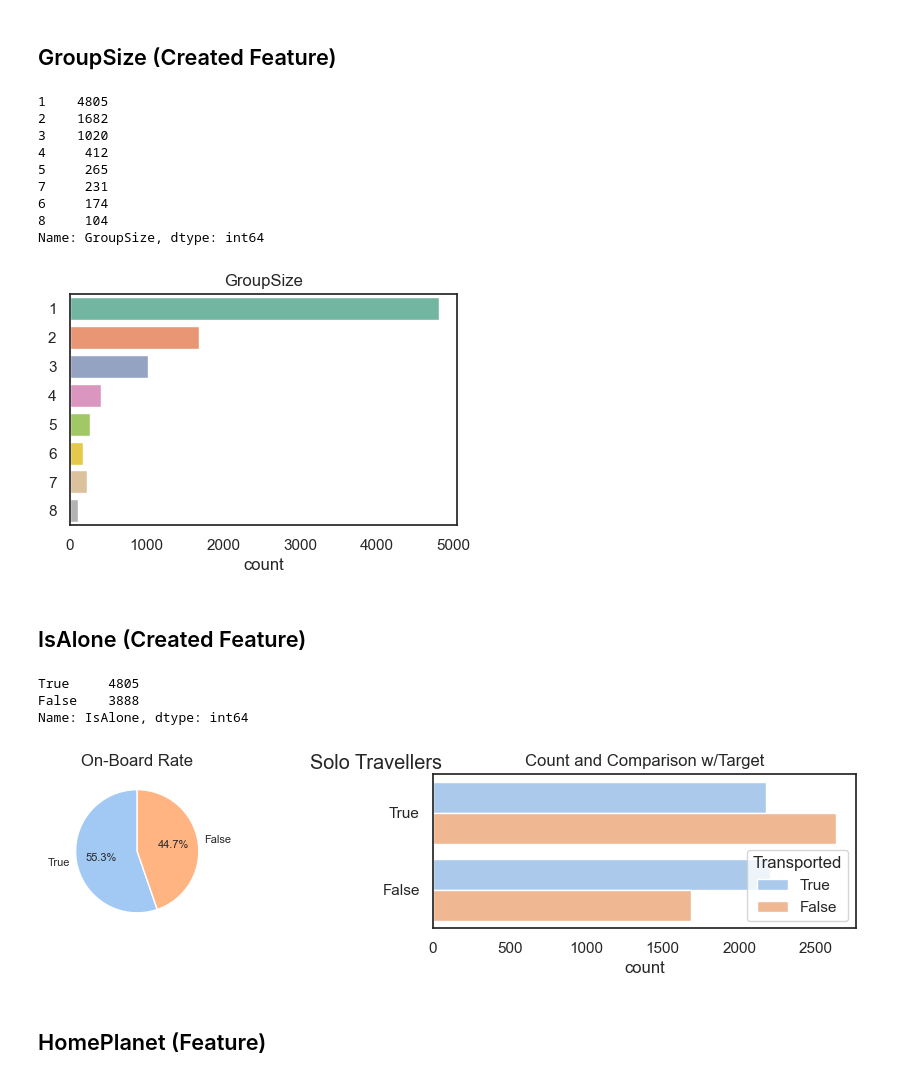
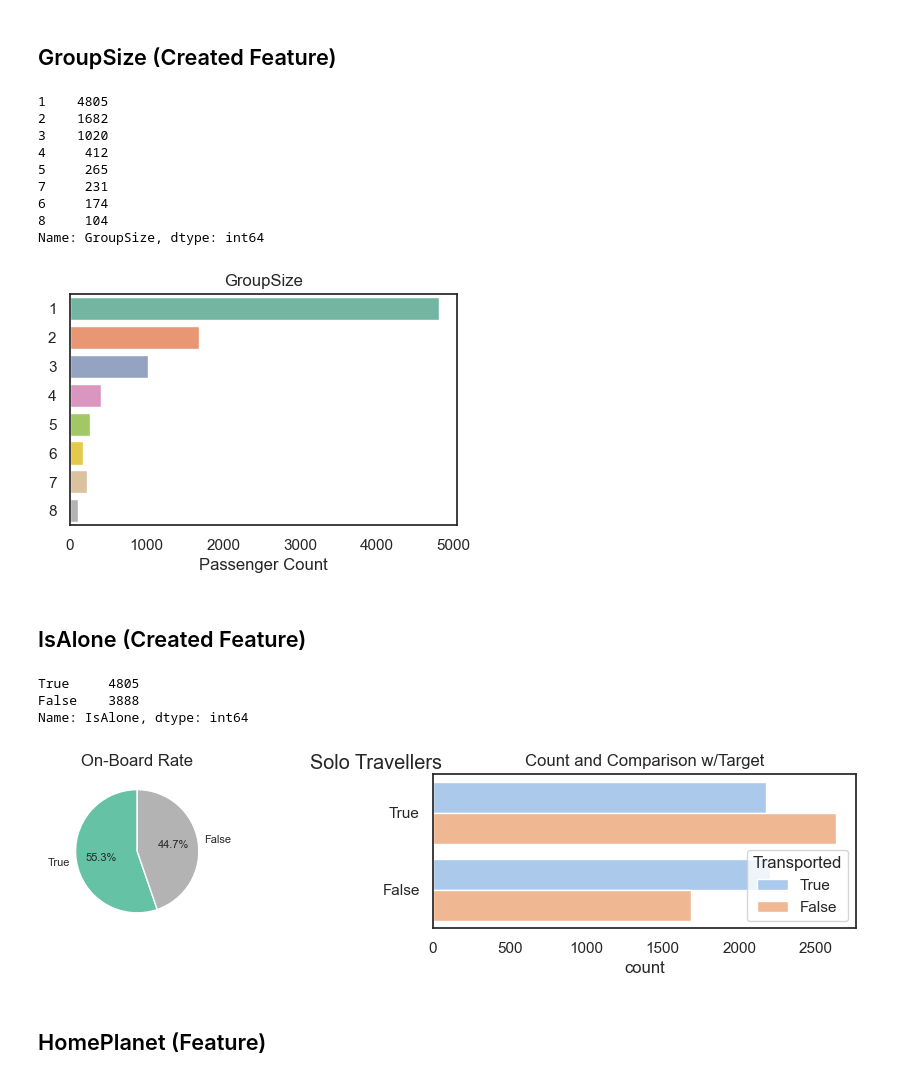
Before and after one commit to AndresMontesDeOca/Kaggle, a Jupyter notebook: 02 - Spaceship Titanic/02 - Spaceship Titanic.ipynb, the cells around one changed output. Drawn from its saved outputs; the diff is of its cells as text; code cells hidden in the pictures.

```diff
--- a/02 - Spaceship Titanic/02 - Spaceship Titanic.ipynb
+++ b/02 - Spaceship Titanic/02 - Spaceship Titanic.ipynb
@@ -99,10 +103,6 @@ Name: PassengerId, dtype: object
 # %% [markdown]
 ## GroupSize (Created Feature)
 # %%
-# GroupId and GroupSize feature generation
-# data_ORI = data
-# data = test
-
 data['GroupId'] = data['PassengerId'].str.split('_', expand=True)[0]
 
 # Grouping by GroupId to count each group size
@@ -118,6 +118,7 @@ print(data['GroupSize'].value_counts())
 fig, ax = plt.subplots(1, 1, figsize=(5, 3))
 sns.countplot(y=data['GroupSize'], palette='Set2')
 ax.set_ylabel('')
+ax.set_xlabel('Passenger Count')
 
 plt.title('GroupSize')
 plt.show()
@@ -133,40 +134,39 @@ plt.show()
 6     174
 8     104
 Name: GroupSize, dtype: int64
-[figure, old version]
+[figure, new version]
 # %% [markdown]
 ## IsAlone (Created Feature)
 # %%
 # IsAlone Feature Generation (Solo Travelers)
 
-# Then we filter just the solo travelelrs
 data.loc[:, 'IsAlone'] = data['GroupSize']==1 # Or we can leave it as it is, maybe improves the results
 # data.rename(columns={'Group_size':'IsAlone'}, inplace=True)
 
 print(data['IsAlone'].value_counts(), '\n')
 # Plots
 fig, ax = plt.subplots(1, 2, figsize=(12, 2))
 
-# ax[0]
-data['IsAlone'].value_counts(dropna=False).sort_index(ascending=False).plot(kind='pie', autopct='%.1f%%', ax=ax[0],
-                                                                            startangle=90, textprops={'fontsize':8})
+# PieChart
+data['IsAlone'].value_counts(dropna=False).sort_index(ascending=False).plot(kind='pie', autopct='%.1f%%', ax=ax[0], \
+                                                                cmap='Set2', startangle=90, textprops={'fontsize':8})
 ax[0].set_ylabel('')
 ax[0].set_title('On-Board Rate')
 
-# ax[1]
+# CountPlot
 sns.countplot(y=data['IsAlone'], hue=data['Transported'], ax=ax[1], order=[True, False], hue_order=[True, False])
 ax[1].set_ylabel('')
 ax[1].set_title('Count and Comparison w/Target')
 
 fig.suptitle('Solo Travellers\n')
 plt.show()
 
 # There are more Solo Travellers, but they have lower Transported Rate
 # %% [output]
 True     4805
 False    3888
 Name: IsAlone, dtype: int64
-[figure, old version]
+[figure, new version]
 # %% [markdown]
 ## HomePlanet (Feature)
 # %%
```
Also changed, not shown: parts of 46 cells of this notebook.
